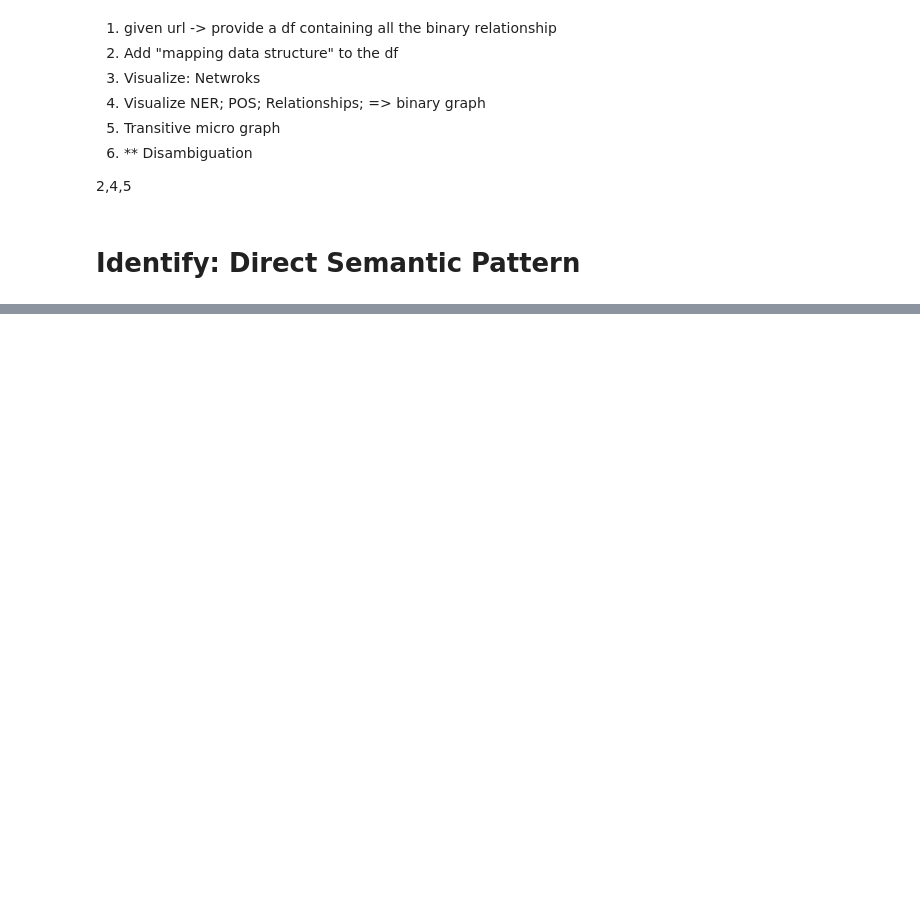
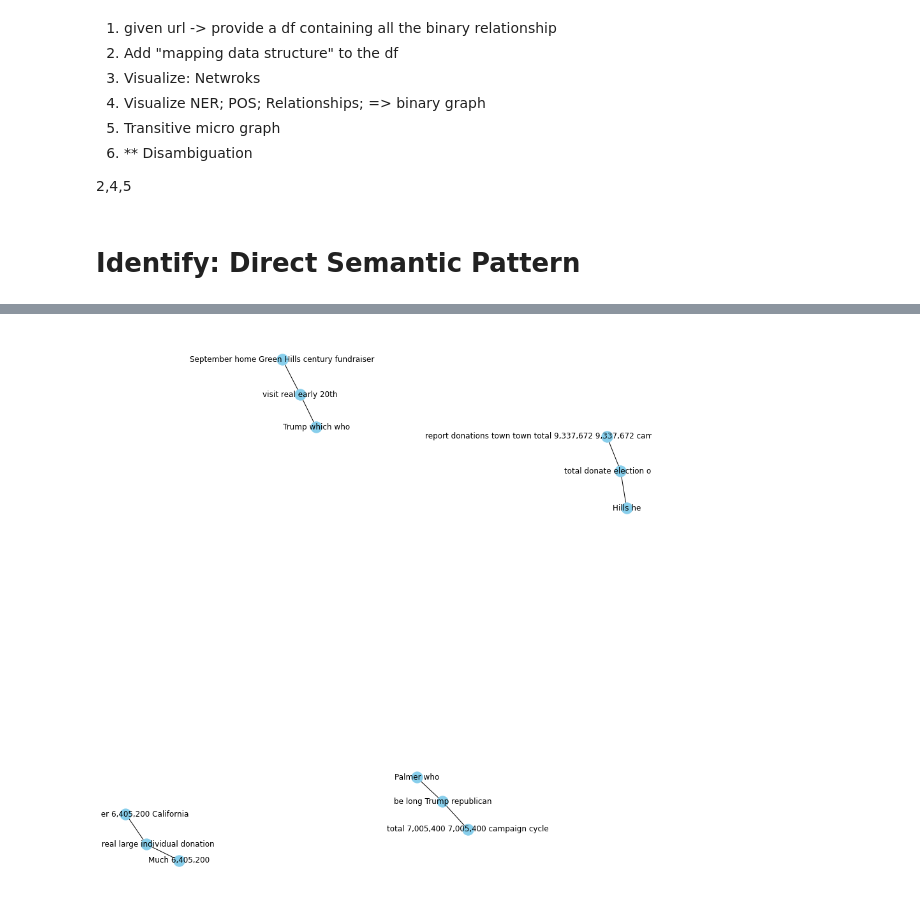
Before and after one commit to s-c-soma/deep_context_graph, a Jupyter notebook: code/StatementChecker_KnowledgeGraph_SemanticRelation.ipynb, the cells around one changed output, grey strips where cells are left out. Saved outputs shown, nothing was run; the diff lists cells and outputs as text; code cells hidden in the pictures; blank space fills up the shorter version.

```diff
--- a/code/StatementChecker_KnowledgeGraph_SemanticRelation.ipynb
+++ b/code/StatementChecker_KnowledgeGraph_SemanticRelation.ipynb
@@ -1701,0 +2107,11 @@ Mr. Mellon gave 10 to President Trump
+# %%
+summary = '''According to a Los Angeles Times report tracking total donations town by town,
+ Beverly Hills donated a total of $9,337,672 to the president's re-election campaign, and
+  was one of the few communities on the Westside where he outraised Joe Biden.
+
+Much of that total came from real estate developer Geoffrey Palmer, whose $6,405,200 was
+the largest individual donation in California. Palmer is a long-time Trump and
+Republican donor who donated a total of $7,005,400 to the Trump campaign during the 2016 cycle.
+ In September 2019 Trump visited Palmer's Beverly Hills home — which was once home
+  to Burton E. Green, the oilman and real estate developer who helped found
+and name Beverly Hills in the early 20th century — for a fundraiser. '''
@@ -1701,0 +2122,2 @@ Mr. Mellon gave 10 to President Trump
+# %%
+text = summary
@@ -1701,0 +2147,9 @@ Mr. Mellon gave 10 to President Trump
+# %%
+body = text #summary
+sentences = getSentences(body)
+nlp_model = spacy.load('en_core_web_sm')
+
+triples = []
+#print (body)
+for sentence in sentences:
+  triples.append(processSentence(sentence))
@@ -1701,0 +2189,5 @@ Mr. Mellon gave 10 to President Trump
+# %%
+#deps = ["compound", "prep", "conj", "mod"]
+printGraph(triples)
+# %% [output]
+[figure, added]
```
Also changed, not shown: parts of 58 cells of this notebook.
